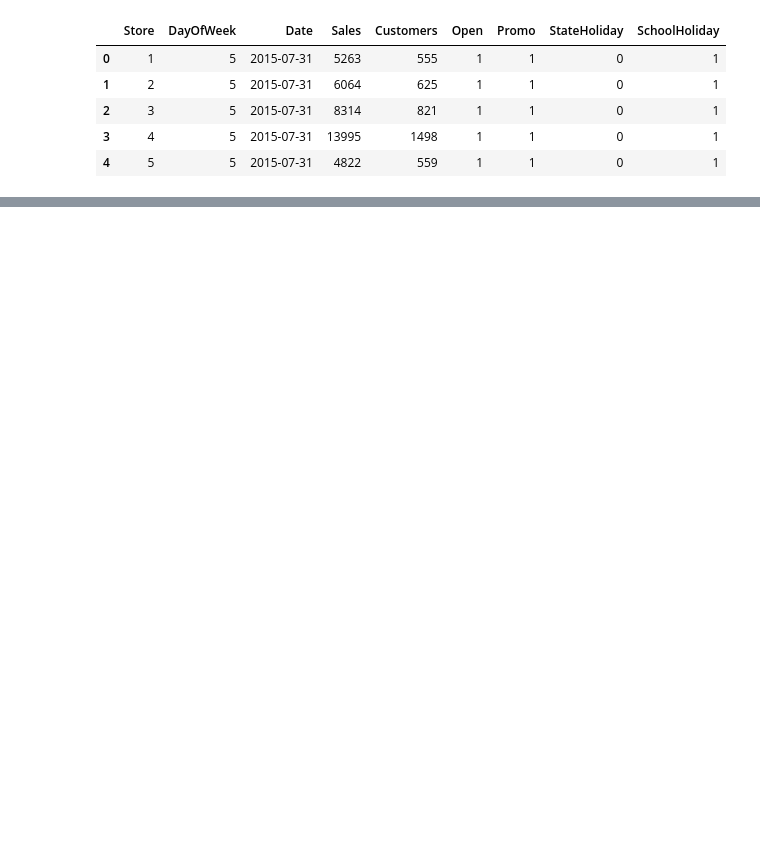
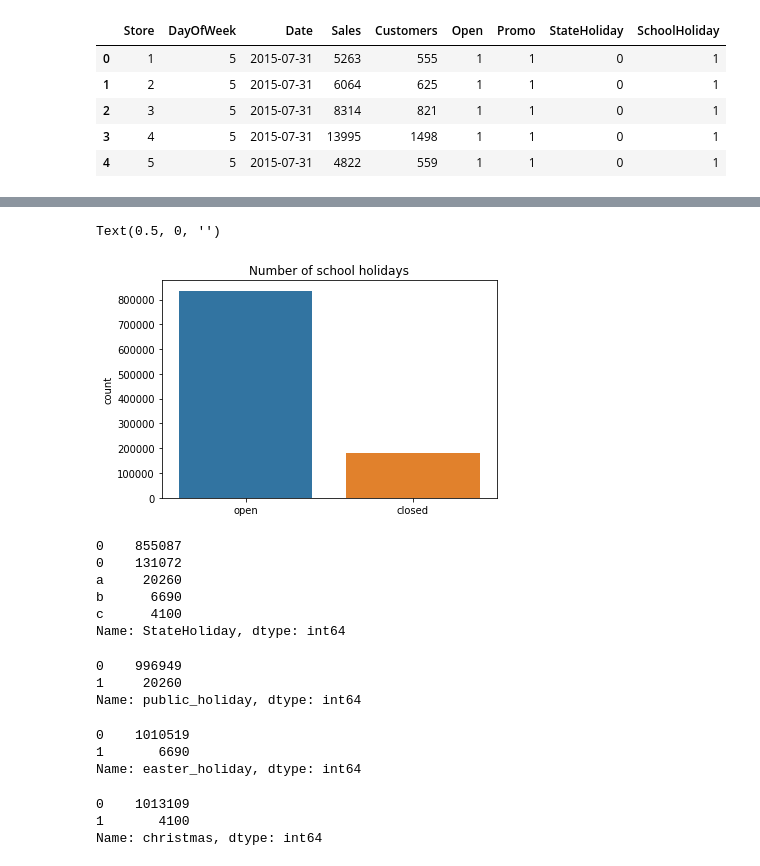
Before and after one commit to hrithikwel8/Rossmann_Sales_Prediction, a Jupyter notebook: Pradip_Rossmann_Sales_Prediction_Capstone_Project.ipynb, the cells around one changed output, grey strips where cells are left out. Cells and saved outputs as stored; diff of their text form; code cells hidden in the pictures; blank space fills up the shorter version.

Commit message:
feature added - holidays

```diff
--- a/Pradip_Rossmann_Sales_Prediction_Capstone_Project.ipynb
+++ b/Pradip_Rossmann_Sales_Prediction_Capstone_Project.ipynb
@@ -69,0 +137,18 @@ store_df.head()
+# %%
+# number of school holiday
+count = sns.countplot(store_data_df['SchoolHoliday'])
+count.set_title('Number of school holidays')
+count.set_xticklabels(['open', 'closed'])
+count.set_xlabel('')
+# %% [output]
+Text(0.5, 0, '')
+[figure, added]
+# %%
+store_data_df['StateHoliday'].value_counts()
+# %% [output]
+0    855087
+0    131072
+a     20260
+b      6690
+c      4100
+Name: StateHoliday, dtype: int64
@@ -69,0 +164,18 @@ store_df.head()
+# %%
+store_data_df['public_holiday'].value_counts()
+# %% [output]
+0    996949
+1     20260
+Name: public_holiday, dtype: int64
+# %%
+store_data_df['easter_holiday'].value_counts()
+# %% [output]
+0    1010519
+1       6690
+Name: easter_holiday, dtype: int64
+# %%
+store_data_df['christmas'].value_counts()
+# %% [output]
+0    1013109
+1       4100
+Name: christmas, dtype: int64
```
Also changed, not shown: parts of 12 cells of this notebook.
